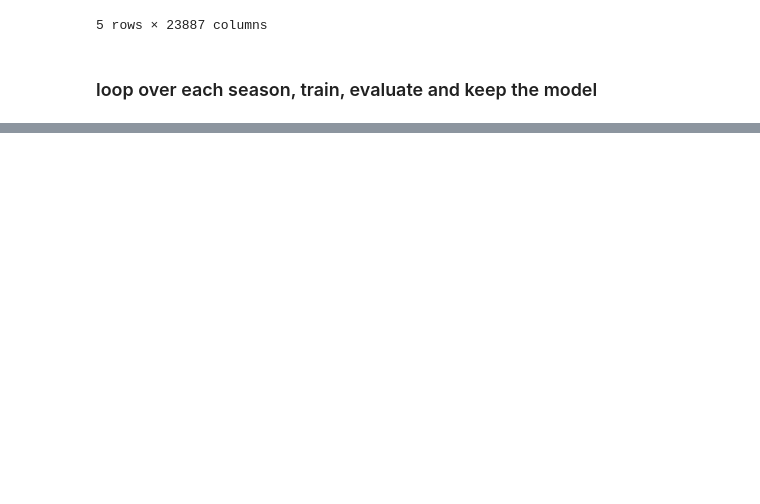
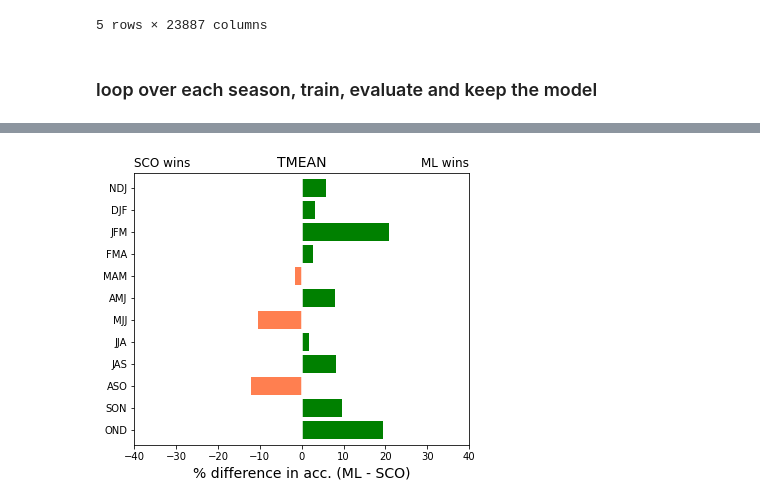
Before and after one commit to nicolasfauchereau/ML4seas, a Jupyter notebook: models/application_cases/classification/Innovation_Vineyards/AutoML/AUTOGLUON/notebooks/Innovation_Vineyards_SSTs_obs_noPCA_seasonal.ipynb, the cells around one changed output, grey strips where cells are left out. Drawn from its saved outputs; the diff is of its cells as text; code cells hidden in the pictures; blank space fills up the shorter version.

```diff
--- a/models/application_cases/classification/Innovation_Vineyards/AutoML/AUTOGLUON/notebooks/Innovation_Vineyards_SSTs_obs_noPCA_seasonal.ipynb
+++ b/models/application_cases/classification/Innovation_Vineyards/AutoML/AUTOGLUON/notebooks/Innovation_Vineyards_SSTs_obs_noPCA_seasonal.ipynb
@@ -361,0 +479,24 @@ ax.axhline(0.3333)
+# %%
+diff_sco_ml = (sco_vs_ML.ML - sco_vs_ML.SCO)
+# %%
+diff_sco_ml.index = seasons_labels
+# %%
+f, ax = plt.subplots(figsize=(6,5))
+
+diff_sco_ml.where(diff_sco_ml > 0).plot(ax=ax, kind='barh', width=0.85, color='g')
+diff_sco_ml.where(diff_sco_ml < 0).plot(ax=ax, kind='barh', width=0.85, color='coral')
+
+ax.axvline(0, color='w')
+ax.set_xlim([-40, 40])
+
+plt.gca().invert_yaxis()
+
+ax.set_title('SCO wins', fontsize=12, loc='left')
+ax.set_title('ML wins', fontsize=12, loc='right')
+ax.set_title(f"{varname}", fontsize=14, loc='center')
+
+ax.set_xlabel("% difference in acc. (ML - SCO)", fontsize=14)
+
+f.savefig(f"{varname}_acc_difference_ML_SCO.png", dpi=200, bbox_inches='tight')
+# %% [output]
+[figure, added]
```
Also changed, not shown: parts of 31 cells of this notebook, 2 other files.
